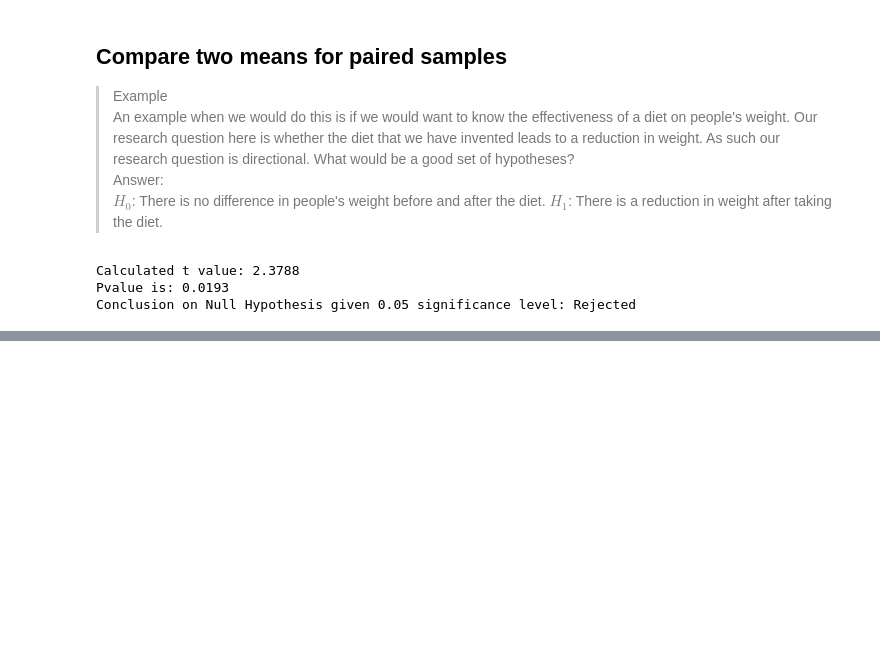
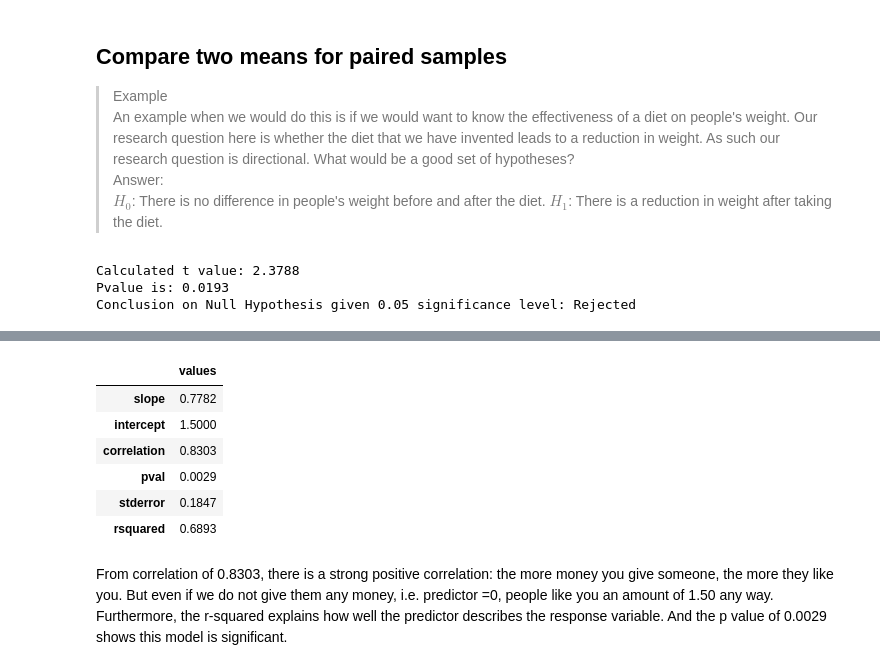
Before and after one commit to AilingLiu/Inferential_Statistics, a Jupyter notebook: Inferential_Statistics.ipynb, the cells around one changed output, grey strips where cells are left out. Saved outputs shown, nothing was run; the diff lists cells and outputs as text; code cells hidden in the pictures; blank space fills up the shorter version.

```diff
--- a/Inferential_Statistics.ipynb
+++ b/Inferential_Statistics.ipynb
@@ -407,0 +541,20 @@ Conclusion on Null Hypothesis given 0.05 significance level: Rejected
+# %%
+#from scipy
+money  = np.array([1, 2, 3, 4, 5, 6, 7, 8, 9, 10]) #predictor
+liking = np.array([2.2, 2.8, 4.5, 3.1, 8.7, 5.0, 4.5, 8.8, 9.0, 9.2]) #response
+
+slope, intercept, correlation, pval, stderror=st.linregress(money, liking)
+rsquared = correlation**2
+
+result = pd.DataFrame([slope, intercept, correlation, pval, stderror, rsquared], index='slope, intercept, correlation, pval, stderror, rsquared'.split(', '), columns=['values']).round(4)
+display(result)
+# %% [output]
+|  | values |
+| slope | 0.7782 |
+| intercept | 1.5000 |
+| correlation | 0.8303 |
+| pval | 0.0029 |
+| stderror | 0.1847 |
+| rsquared | 0.6893 |
+# %% [markdown]
+From correlation of 0.8303, there is a strong positive correlation: the more money you give someone, the more they like you. But even if we do not give them any money, i.e. predictor =0, people like you an amount of 1.50 any way. Furthermore, the r-squared explains how well the predictor describes the response variable. And the p value of 0.0029 shows this model is significant.
```
Also changed, not shown: parts of 29 cells of this notebook.
